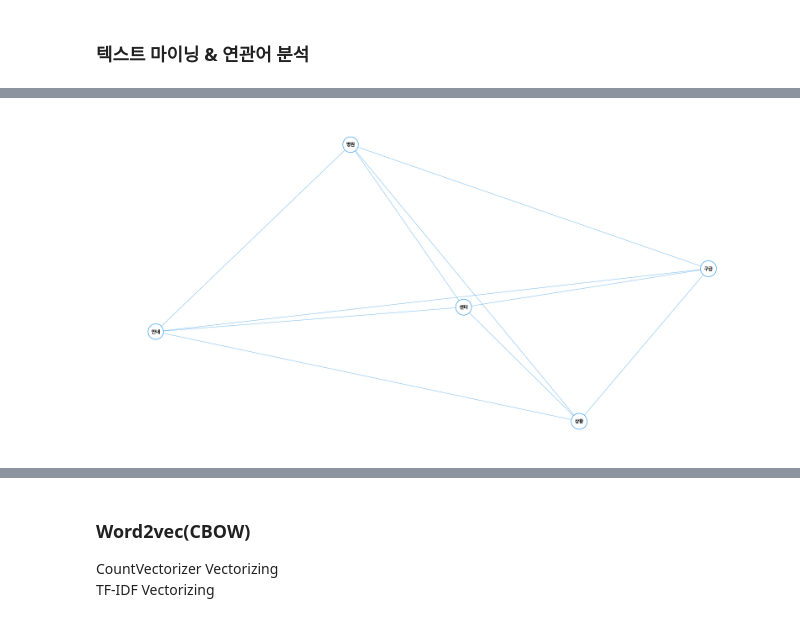
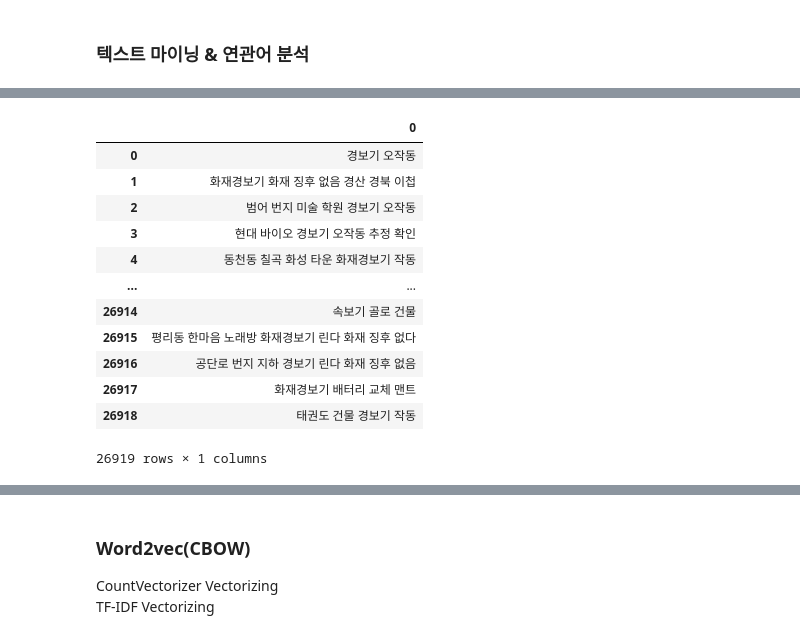
Before and after one commit to 99kb/-_-, a Jupyter notebook: error.ipynb, the cells around one changed output, grey strips where cells are left out. Cells and saved outputs as stored; diff of their text form; code cells hidden in the pictures.

```diff
--- a/error.ipynb
+++ b/error.ipynb
@@ -195,28 +193,3 @@ print(f'전처리 후 [테스트] 단어 수: {len(check)}\n')
 
 기존 [테스트] 단어 수: 22230
 전처리 후 [테스트] 단어 수: 22230
-# %%
-check = []
-for i in range(len(sents)) :
-    if 'AAA' in sents[i]:
-            check.append(sents[i])
-print(f'기존 [AAA] 단어 수: {df_all2[0].apply(lambda x: re.search("AAA", x)is not None).sum()}')
-print(f'전처리 후 [AAA] 단어 수: {len(check)}\n')
-check = []
-for i in range(len(sents)) :
-    if 'BBB' in sents[i]:
-            check.append(sents[i])
-print(f'기존 [BBB] 단어 수: {df_all2[0].apply(lambda x: re.search("BBB", x)is not None).sum()}')
-print(f'전처리 후 [BBB] 단어 수: {len(check)}\n')
-check = []
-for i in range(len(sents)) :
-    if '속보기' in sents[i]:
-            check.append(sents[i])
-print(f'기존 [속보기] 단어 수: {df_all2[0].apply(lambda x: re.search("속보기", x)is not None).sum()}')
-print(f'전처리 후 [속보기] 단어 수: {len(check)}\n')
-check = []
-for i in range(len(sents)) :
-    if '오작동' in sents[i]:
-            check.append(sents[i])
-print(f'기존 [오작동] 단어 수: {df_all2[0].apply(lambda x: re.search("오작동", x)is not None).sum()}')
-print(f'전처리 후 [오작동] 단어 수: {len(check)}\n')
@@ -558,19 +589,17 @@ plt.close()
-# %%
-### 단어빈도 및 네트워크 분석 ###
-word_freq = []
-word_pgr = []
-
-doc_cnt = len(fire)
-dtm_mat = make_dtm(fire, stopwords = ["추가","아아"])
-word_divide_doc = pd.DataFrame(pd.Series(dtm_mat.sum(axis = 0), name = "freq"))
-word_divide_doc['idf'] = pd.Series(dtm_mat.sum(axis = 0), name = "freq") / doc_cnt
-word_freq.append(word_divide_doc)
-asso_rules = analy_asso(dtm_mat,support= 0.05, confidence = 0.1)
-plt.figure( figsize = (40, 20) )
-make_network(asso_rules, font_size = 20,eps = 1, figure = True)
-plt.axis("off")
-plt.show()
-# plt.savefig(main_path + "/results/{}/{}_wordnetwork.png".format(f_name, year), bbox_inches = "tight")
-plt.close()
-# %% [output]
-[figure, removed]
+# %%
+df_non_fire=pd.DataFrame(non_fire)
+df_non_fire
+# %% [output]
+|  | 0 |
+| 0 | 경보기 오작동 |
+| 1 | 화재경보기 화재 징후 없음 경산 경북 이첩 |
+| 2 | 범어 번지 미술 학원 경보기 오작동 |
+| 3 | 현대 바이오 경보기 오작동 추정 확인 |
+| 4 | 동천동 칠곡 화성 타운 화재경보기 작동 |
+| ... | ... |
+| 26914 | 속보기 골로 건물 |
+| 26915 | 평리동 한마음 노래방 화재경보기 린다 화재 징후 없다 |
+| 26916 | 공단로 번지 지하 경보기 린다 화재 징후 없음 |
+| 26917 | 화재경보기 배터리 교체 맨트 |
+| 26918 | 태권도 건물 경보기 작동 |
+26919 rows × 1 columns
```
Also changed, not shown: parts of 20 cells of this notebook.
